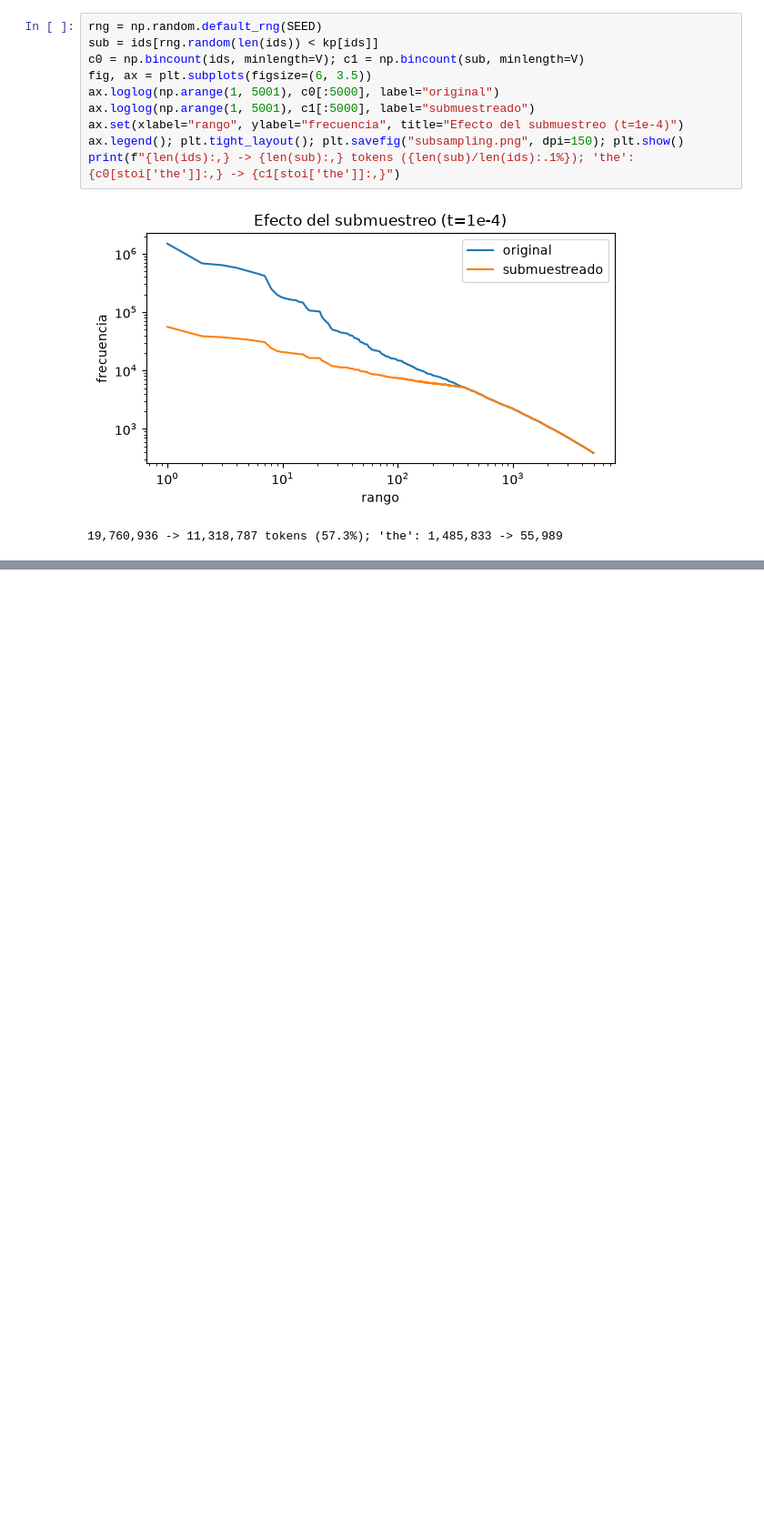
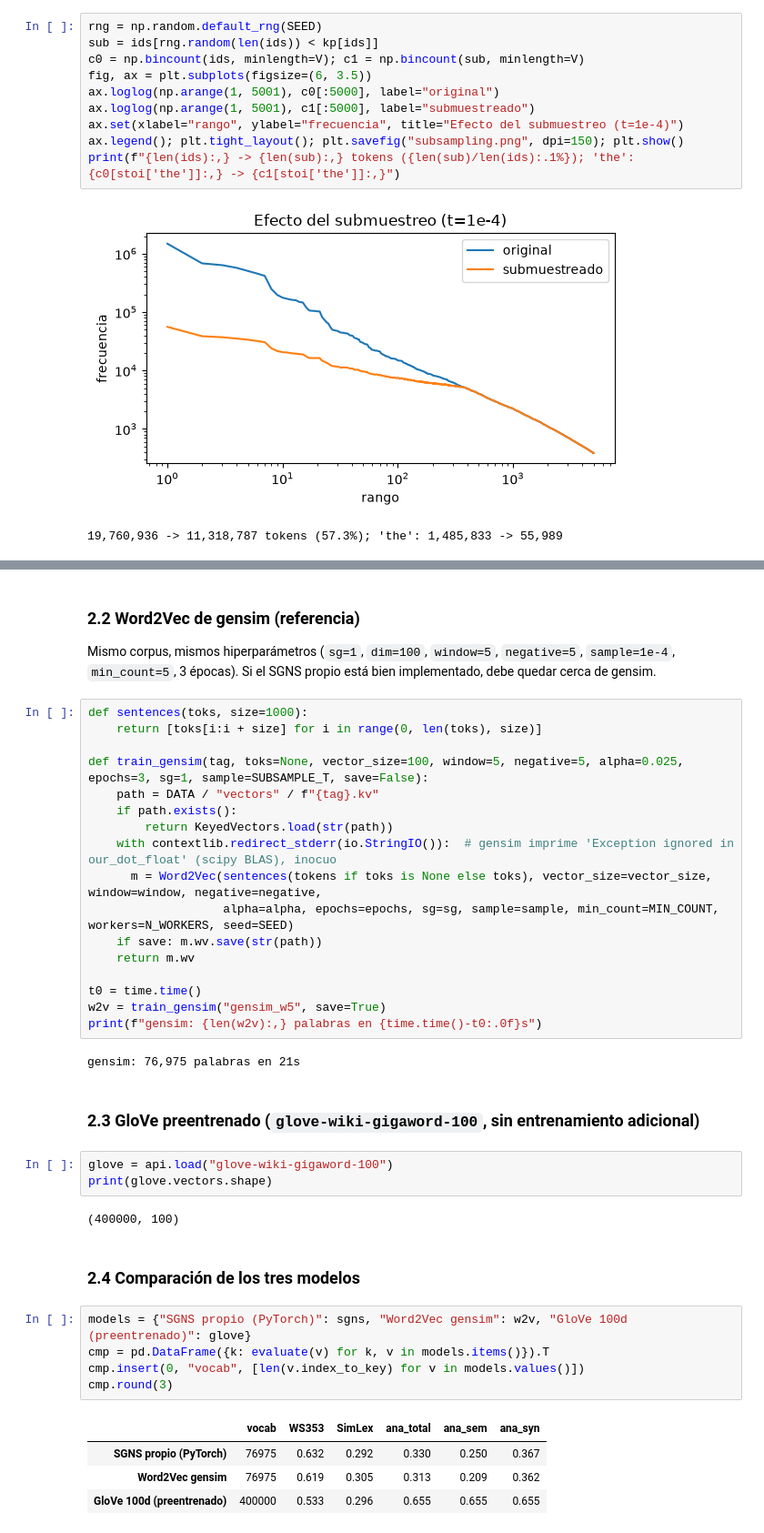
Before and after one commit to AscencioSIUU/deepLearning, a Jupyter notebook: labs/lab7-embeddings/notebook.ipynb, the cells around one changed output, grey strips where cells are left out. Shown at 91% size. Saved outputs shown, nothing was run; the diff lists cells and outputs as text; blank space fills up the shorter version.

Commit message:
lab7: fase 2 - SGNS en PyTorch, gensim word2vec, GloVe y comparacion

```diff
--- a/labs/lab7-embeddings/notebook.ipynb
+++ b/labs/lab7-embeddings/notebook.ipynb
@@ -238,0 +368,43 @@ print(f"{len(ids):,} -> {len(sub):,} tokens ({len(sub)/len(ids):.1%}); 'the': {c
+# %% [markdown]
+### 2.2 Word2Vec de gensim (referencia)
+
+Mismo corpus, mismos hiperparámetros (`sg=1`, `dim=100`, `window=5`, `negative=5`, `sample=1e-4`, `min_count=5`,
+3 épocas). Si el SGNS propio está bien implementado, debe quedar cerca de gensim.
+# %%
+def sentences(toks, size=1000):
+    return [toks[i:i + size] for i in range(0, len(toks), size)]
+
+def train_gensim(tag, toks=None, vector_size=100, window=5, negative=5, alpha=0.025, epochs=3, sg=1, sample=SUBSAMPLE_T, save=False):
+    path = DATA / "vectors" / f"{tag}.kv"
+    if path.exists():
+        return KeyedVectors.load(str(path))
+    with contextlib.redirect_stderr(io.StringIO()):  # gensim imprime 'Exception ignored in our_dot_float' (scipy BLAS), inocuo
+      m = Word2Vec(sentences(tokens if toks is None else toks), vector_size=vector_size, window=window, negative=negative,
+                   alpha=alpha, epochs=epochs, sg=sg, sample=sample, min_count=MIN_COUNT, workers=N_WORKERS, seed=SEED)
+    if save: m.wv.save(str(path))
+    return m.wv
+
+t0 = time.time()
+w2v = train_gensim("gensim_w5", save=True)
+print(f"gensim: {len(w2v):,} palabras en {time.time()-t0:.0f}s")
+# %% [output]
+gensim: 76,975 palabras en 21s
+# %% [markdown]
+### 2.3 GloVe preentrenado (`glove-wiki-gigaword-100`, sin entrenamiento adicional)
+# %%
+glove = api.load("glove-wiki-gigaword-100")
+print(glove.vectors.shape)
+# %% [output]
+(400000, 100)
+# %% [markdown]
+### 2.4 Comparación de los tres modelos
+# %%
+models = {"SGNS propio (PyTorch)": sgns, "Word2Vec gensim": w2v, "GloVe 100d (preentrenado)": glove}
+cmp = pd.DataFrame({k: evaluate(v) for k, v in models.items()}).T
+cmp.insert(0, "vocab", [len(v.index_to_key) for v in models.values()])
+cmp.round(3)
+# %% [output]
+|  | vocab | WS353 | SimLex | ana_total | ana_sem | ana_syn |
+| SGNS propio (PyTorch) | 76975 | 0.632 | 0.292 | 0.330 | 0.250 | 0.367 |
+| Word2Vec gensim | 76975 | 0.619 | 0.305 | 0.313 | 0.209 | 0.362 |
+| GloVe 100d (preentrenado) | 400000 | 0.533 | 0.296 | 0.655 | 0.655 | 0.655 |
```
Also changed, not shown: parts of 6 cells of this notebook, 1 other file.
